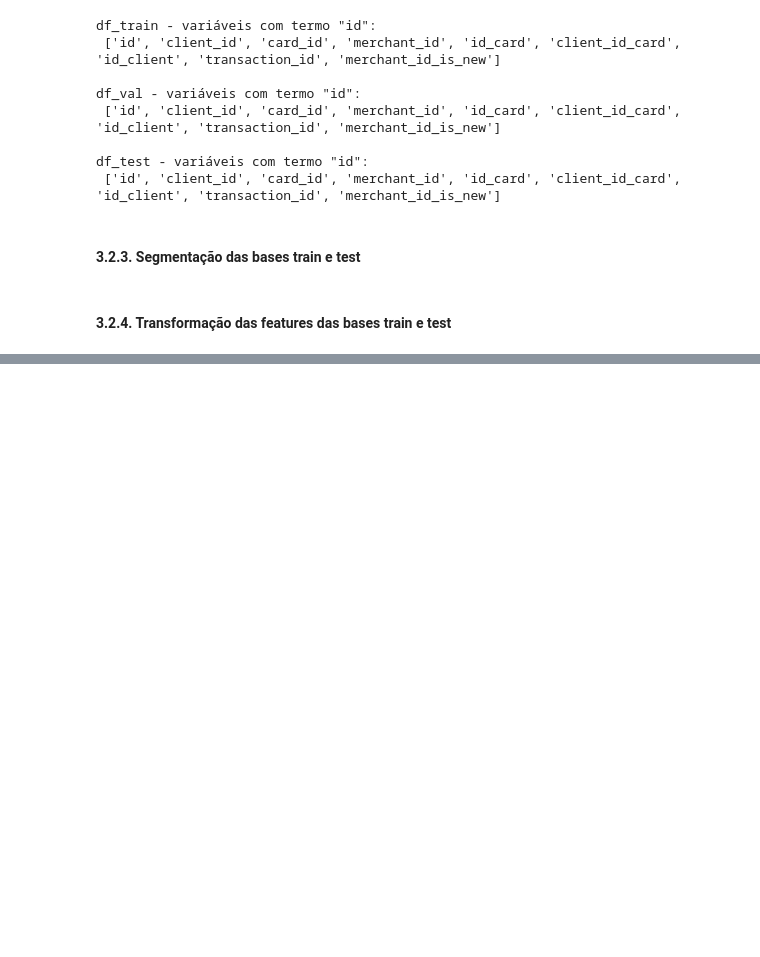
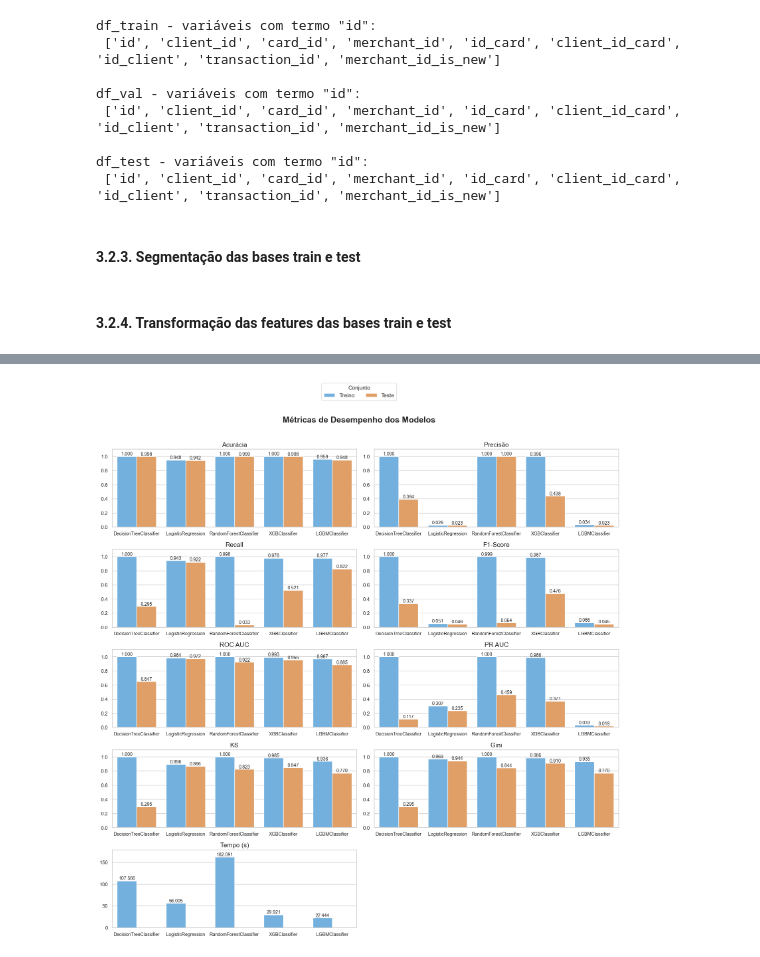
Before and after one commit to emso-exe/Deteccao_de_fraude_em_transacoes_financeiras, a Jupyter notebook: 003_modelagem_preditiva.ipynb, the cells around one changed output, grey strips where cells are left out. Saved outputs shown, nothing was run; the diff lists cells and outputs as text; code cells hidden in the pictures; blank space fills up the shorter version.

Commit message:
feat: Teste de algoritmos, geração de métricas e gráficos do algoritmo escolhido, início do item 4.

```diff
--- a/003_modelagem_preditiva.ipynb
+++ b/003_modelagem_preditiva.ipynb
@@ -321,6 +322,12 @@ y_train = df_train[target]
 
 X_test = df_val[features]
 y_test = df_val[target]
+# %%
+# Convertendo a variável alvo para numérica
+
+le = LabelEncoder()
+y_train = le.fit_transform(y_train)
+y_test = le.transform(y_test)
 # %% [markdown]
 #### 3.2.4. Transformação das features das bases **train** e **test**
 # %%
@@ -366,0 +378,10 @@ Shape de X_test após transformação:  (178303, 140)
+# %%
+# Algoritmos de classificação a serem testados com o mínimo de parâmetros
+
+algorithms = {
+    'DecisionTreeClassifier': DecisionTreeClassifier(class_weight='balanced', criterion='gini', random_state=42),
+    'LogisticRegression': LogisticRegression(class_weight='balanced', random_state=42, n_jobs=-1),
+    'RandomForestClassifier': RandomForestClassifier(class_weight='balanced', random_state=42, n_jobs=-1),
+    'XGBClassifier': XGBClassifier(eval_metric='logloss', verbosity=0, random_state=42, n_jobs=-1),
+    'LGBMClassifier': LGBMClassifier(is_unbalance=True, verbosity=-1, random_state=42, n_jobs=-1)
+}
@@ -366,0 +457,6 @@ Shape de X_test após transformação:  (178303, 140)
+# %%
+# Avaliando os modelos
+results_df = calculate_metrics(algorithms, X_train, y_train, X_test, y_test, preprocessor)
+
+# Exibindo os resultados
+results_df
@@ -366,0 +535,8 @@ Shape de X_test após transformação:  (178303, 140)
+# %%
+# Garante que 'Tempo (s)' seja numérico
+results_df['Tempo (s)'] = pd.to_numeric(results_df['Tempo (s)'], errors='coerce')
+
+# Plota as métricas de desempenho dos modelos
+plot_metrics(results_df)
+# %% [output]
+[figure, added]
```
Also changed, not shown: parts of 18 cells of this notebook.
